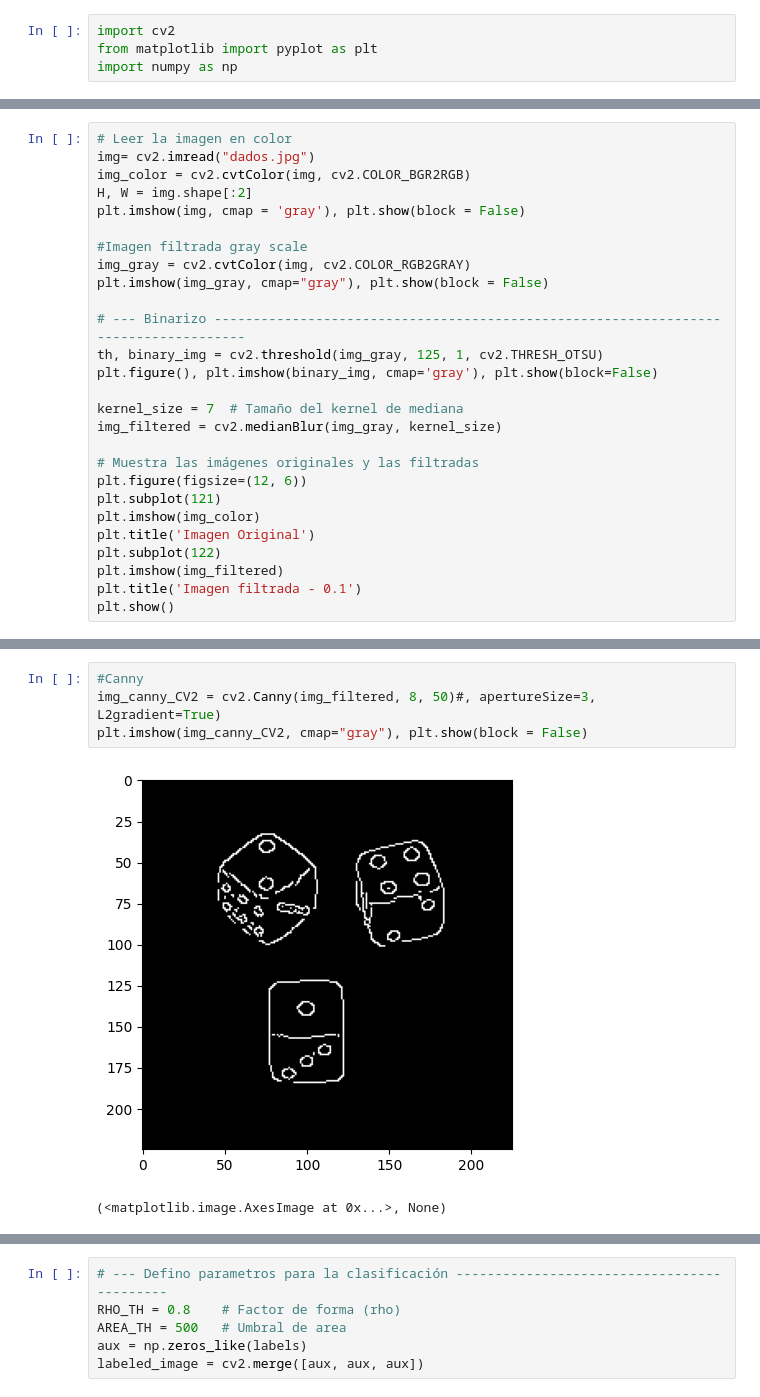
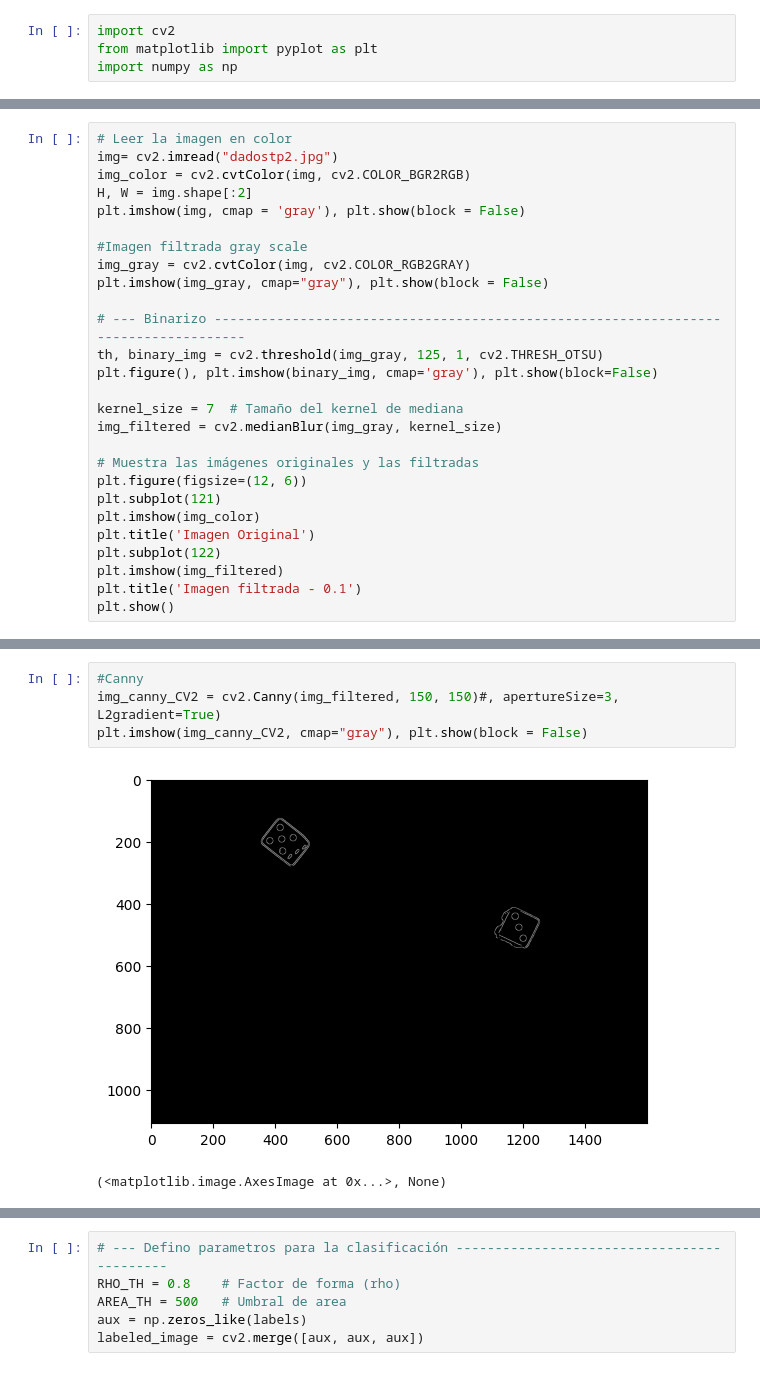
Before and after one commit to augustofarias2/TP2-Imagenes, a Jupyter notebook: ej1C.ipynb, the cells around one changed output, grey strips where cells are left out. Saved outputs shown, nothing was run; the diff lists cells and outputs as text.

```diff
--- a/ej1C.ipynb
+++ b/ej1C.ipynb
@@ -20,7 +12,7 @@ plt.figure(), plt.imshow(image), plt.show(block=False)
  None)
 # %%
 # Leer la imagen en color
-img= cv2.imread("dados.jpg")
+img= cv2.imread("dadostp2.jpg")
 img_color = cv2.cvtColor(img, cv2.COLOR_BGR2RGB)
 H, W = img.shape[:2]
 plt.imshow(img, cmap = 'gray'), plt.show(block = False)
@@ -53,9 +45,9 @@ plt.show()
 # %%
 #Canny
-img_canny_CV2 = cv2.Canny(img_filtered, 8, 50)#, apertureSize=3, L2gradient=True)
+img_canny_CV2 = cv2.Canny(img_filtered, 150, 150)#, apertureSize=3, L2gradient=True)
 plt.imshow(img_canny_CV2, cmap="gray"), plt.show(block = False)
 # %% [output]
-[figure, old version]
+[figure, new version]
 (<matplotlib.image.AxesImage at 0x...>, None)
 # %%
 #Dilato
```
Also changed, not shown: parts of 17 cells of this notebook, 1 other file.
